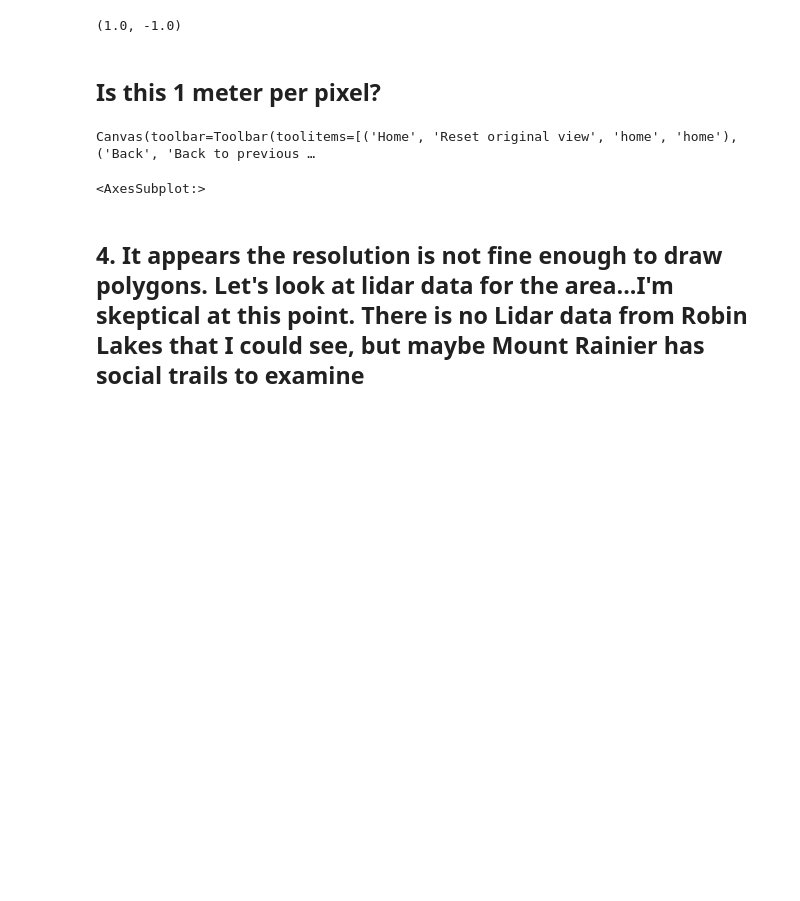
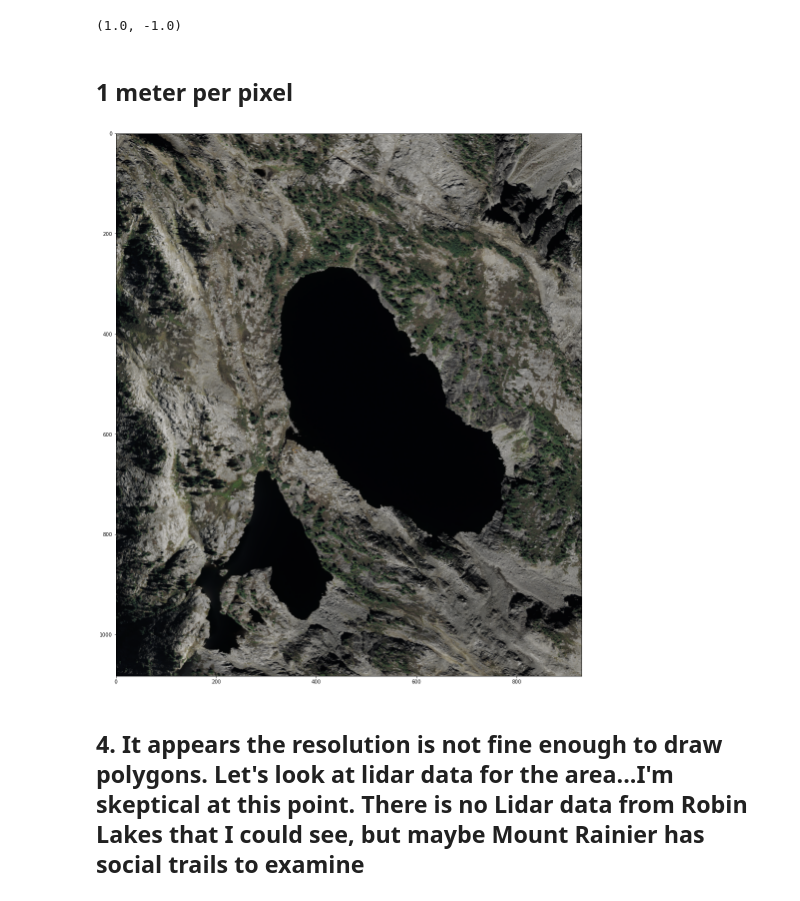
Before and after one commit to UW-GDA/Backcountry-Alpine-Visitor-Use, a Jupyter notebook: research.ipynb, the cells around one changed output. Drawn from its saved outputs; the diff is of its cells as text; code cells hidden in the pictures; blank space fills up the shorter version.

```diff
--- a/research.ipynb
+++ b/research.ipynb
@@ -46,12 +46,11 @@ src.res
 # %% [output]
 (1.0, -1.0)
 # %% [markdown]
-## Is this 1 meter per pixel?
+## 1 meter per pixel
 # %%
-fig, ax = plt.subplots()
+fig, ax = plt.subplots(figsize=(20,20))
 rio.plot.show(src);
 # %% [output]
-Canvas(toolbar=Toolbar(toolitems=[('Home', 'Reset original view', 'home', 'home'), ('Back', 'Back to previous …
-<AxesSubplot:>
+[figure, added]
 # %% [markdown]
 ## 4. It appears the resolution is not fine enough to draw polygons. Let's look at lidar data for the area...I'm skeptical at this point. There is no Lidar data from Robin Lakes that I could see, but maybe Mount Rainier has social trails to examine
```
Also changed, not shown: parts of 3 cells of this notebook.
